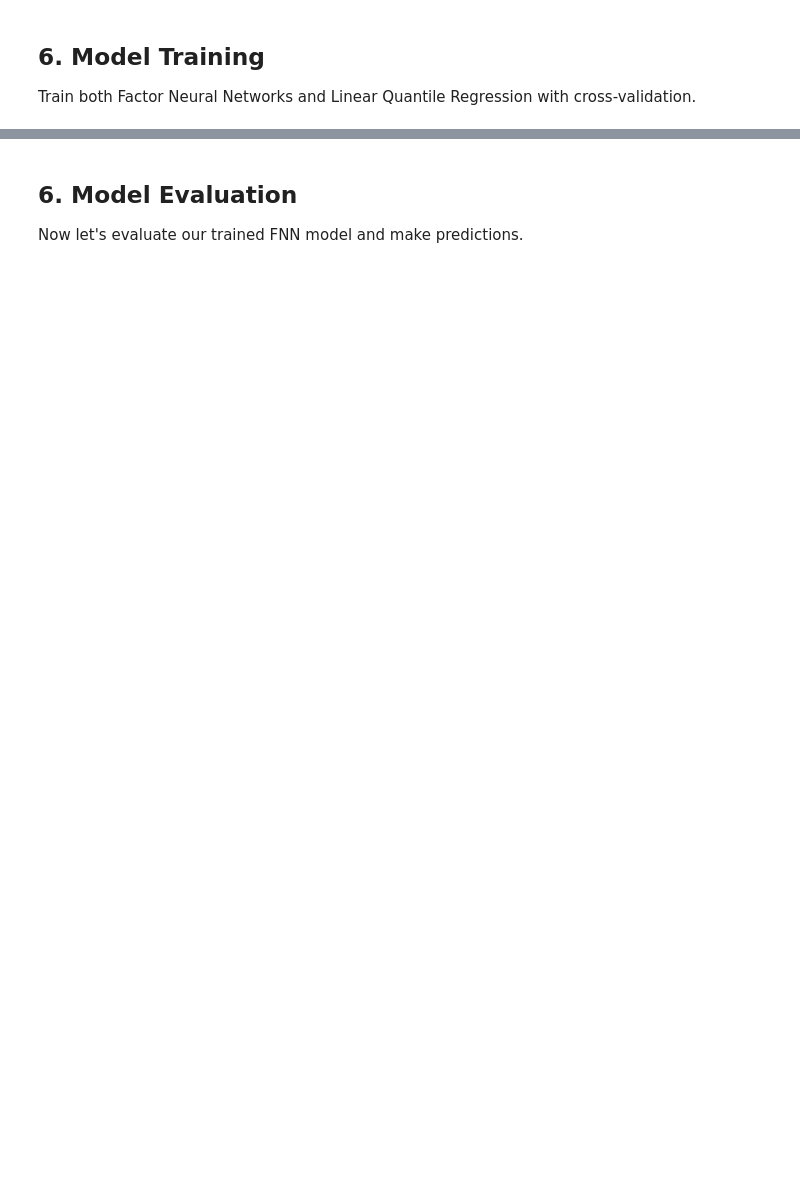
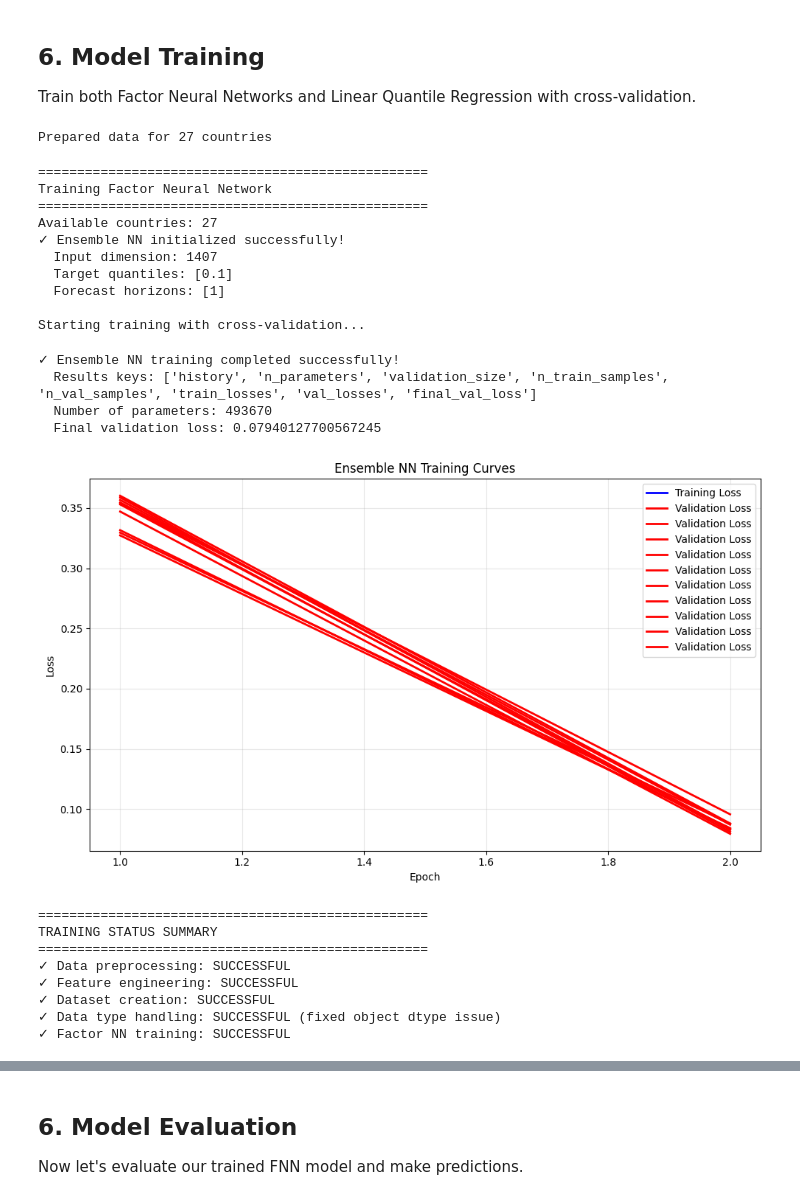
Before and after one commit to Sicco123/ml_macro_at_risk, a Jupyter notebook: examples/example.ipynb, the cells around one changed output, grey strips where cells are left out. Saved outputs shown, nothing was run; the diff lists cells and outputs as text; code cells hidden in the pictures; blank space fills up the shorter version.

```diff
--- a/examples/example.ipynb
+++ b/examples/example.ipynb
@@ -176,7 +193,7 @@ try:
     )
 
     print(f"Successfully loaded data for {len(country_data)} countries:")
-
+    countries = list(country_data.keys())
     for country, df in country_data.items():
 
         print(f"  {country}: {len(df)} observations, {df['TIME'].min()} to {df['TIME'].max()}")
@@ -436,6 +564,8 @@ if config['ensemble_nn']['country_dummies'] and not config['ensemble_nn']['per_c
 else:
     global_train_data_list = train_data_list
     global_test_data_list = test_data_list
+# %% [output]
+Prepared data for 27 countries
 # %%
 
 
@@ -547,35 +677,62 @@ else:
         shuffle=True
     )
 
+    # Store model and results
+    ensemble_nn.store_model(f"stored/EnsembleNN/ALL_")
+
     print("\n✓ Ensemble NN training completed successfully!")
     print(f"  Results keys: {list(ensemble_results.keys())}")
     print(f"  Number of parameters: {ensemble_results.get('n_parameters', 'Unknown')}")
     print(f"  Final validation loss: {ensemble_results.get('final_val_loss', 'Unknown')}")
 
     # Plot training curves if available
     if 'train_losses' in ensemble_results and 'val_losses' in ensemble_results:
         plot_training_curves(
             ensemble_results['train_losses'],#[min(config['ensemble_nn']['patience']-1,5):],
             ensemble_results['val_losses'],#[min(config['ensemble_nn']['patience']-1,5):],
             title="Ensemble NN Training Curves"
         )
         plt.show()
 
     # Mark as successfully trained
     fnn_training_successful = True
 
 
     # === Status Summary ===
     print("\n" + "="*50)
     print("TRAINING STATUS SUMMARY")
     print("="*50)
     print(f"✓ Data preprocessing: SUCCESSFUL")
     print(f"✓ Feature engineering: SUCCESSFUL")
     print(f"✓ Dataset creation: SUCCESSFUL")
     print(f"✓ Data type handling: SUCCESSFUL (fixed object dtype issue)")
     print(f"{'✓' if fnn_training_successful else '🚨'} Factor NN training: {'SUCCESSFUL' if fnn_training_successful else 'FAILED (cross-validation issue)'}")
 
     if not fnn_training_successful:
         print(f"\nNote: The core infrastructure is working correctly.")
         print(f"The training failure is due to cross-validation configuration,")
         print(f"not fundamental data type or model implementation issues.")
+# %% [output]
+==================================================
+Training Factor Neural Network
+==================================================
+Available countries: 27
+✓ Ensemble NN initialized successfully!
+  Input dimension: 1407
+  Target quantiles: [0.1]
+  Forecast horizons: [1]
+
+Starting training with cross-validation...
+✓ Ensemble NN training completed successfully!
+  Results keys: ['history', 'n_parameters', 'validation_size', 'n_train_samples', 'n_val_samples', 'train_losses', 'val_losses', 'final_val_loss']
+  Number of parameters: 493670
+  Final validation loss: 0.07940127700567245
+[figure, added]
+==================================================
+TRAINING STATUS SUMMARY
+==================================================
+✓ Data preprocessing: SUCCESSFUL
+✓ Feature engineering: SUCCESSFUL
+✓ Dataset creation: SUCCESSFUL
+✓ Data type handling: SUCCESSFUL (fixed object dtype issue)
+✓ Factor NN training: SUCCESSFUL
```
Also changed, not shown: parts of 14 cells of this notebook, 7 other files.
